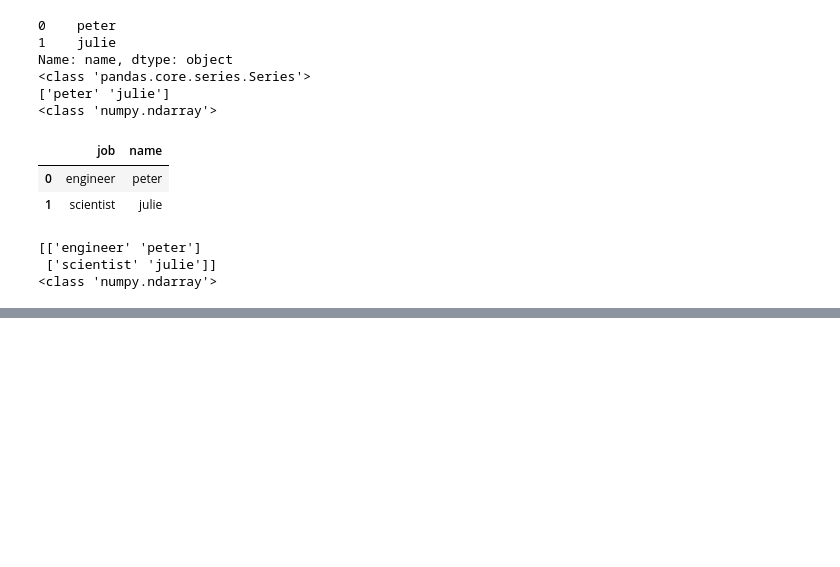
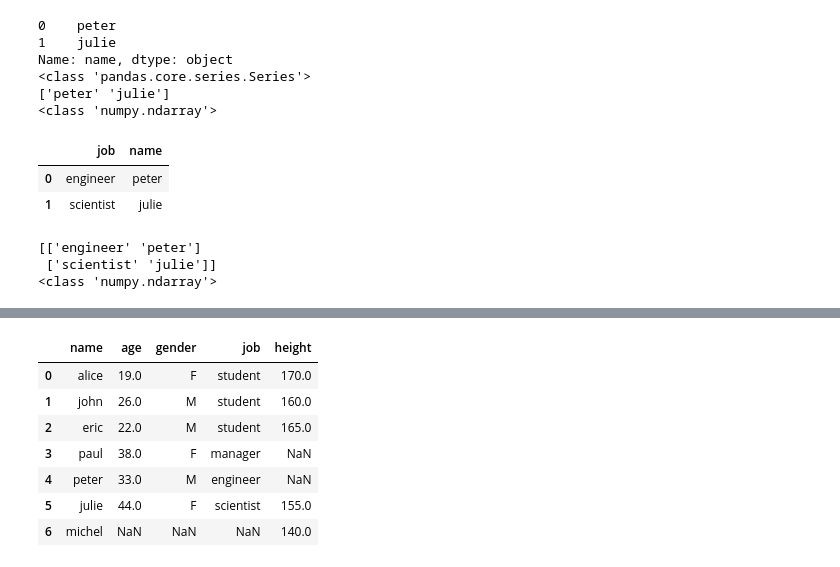
Before and after one commit to toarnabtrainer/AEC_ML_Batch-2, a Jupyter notebook: Pandas.ipynb, the cells around one changed output, grey strips where cells are left out. Drawn from its saved outputs; the diff is of its cells as text; code cells hidden in the pictures; blank space fills up the shorter version.

```diff
--- a/Pandas.ipynb
+++ b/Pandas.ipynb
@@ -438,0 +449,2 @@ print (type(X))
+# %%
+user1.append(user2, ignore_index = True)
@@ -438,0 +457,2 @@ print (type(X))
+# %%
+user1.append(user2).append(user3, ignore_index = True)
@@ -438,0 +467,3 @@ print (type(X))
+# %%
+users = pd.concat([user1, user2, user3], ignore_index = True)
+users
@@ -438,0 +480,5 @@ print (type(X))
+# %%
+my_dict = dict(name = ['alice', 'john', 'eric', 'julie', 'michel'],
+               height = [170, 160, 165, 155, 140])
+user4 = pd.DataFrame(data = my_dict)
+user4
@@ -438,0 +512,13 @@ print (type(X))
+# %%
+# outer join: all rows from both tables
+merge_outer = pd.merge(users, user4, on = "name", how = "outer")
+merge_outer
+# %% [output]
+|  | name | age | gender | job | height |
+| 0 | alice | 19.0 | F | student | 170.0 |
+| 1 | john | 26.0 | M | student | 160.0 |
+| 2 | eric | 22.0 | M | student | 165.0 |
+| 3 | paul | 38.0 | F | manager | NaN |
+| 4 | peter | 33.0 | M | engineer | NaN |
+| 5 | julie | 44.0 | F | scientist | 155.0 |
+| 6 | michel | NaN | NaN | NaN | 140.0 |
```
Also changed, not shown: parts of 11 cells of this notebook.
